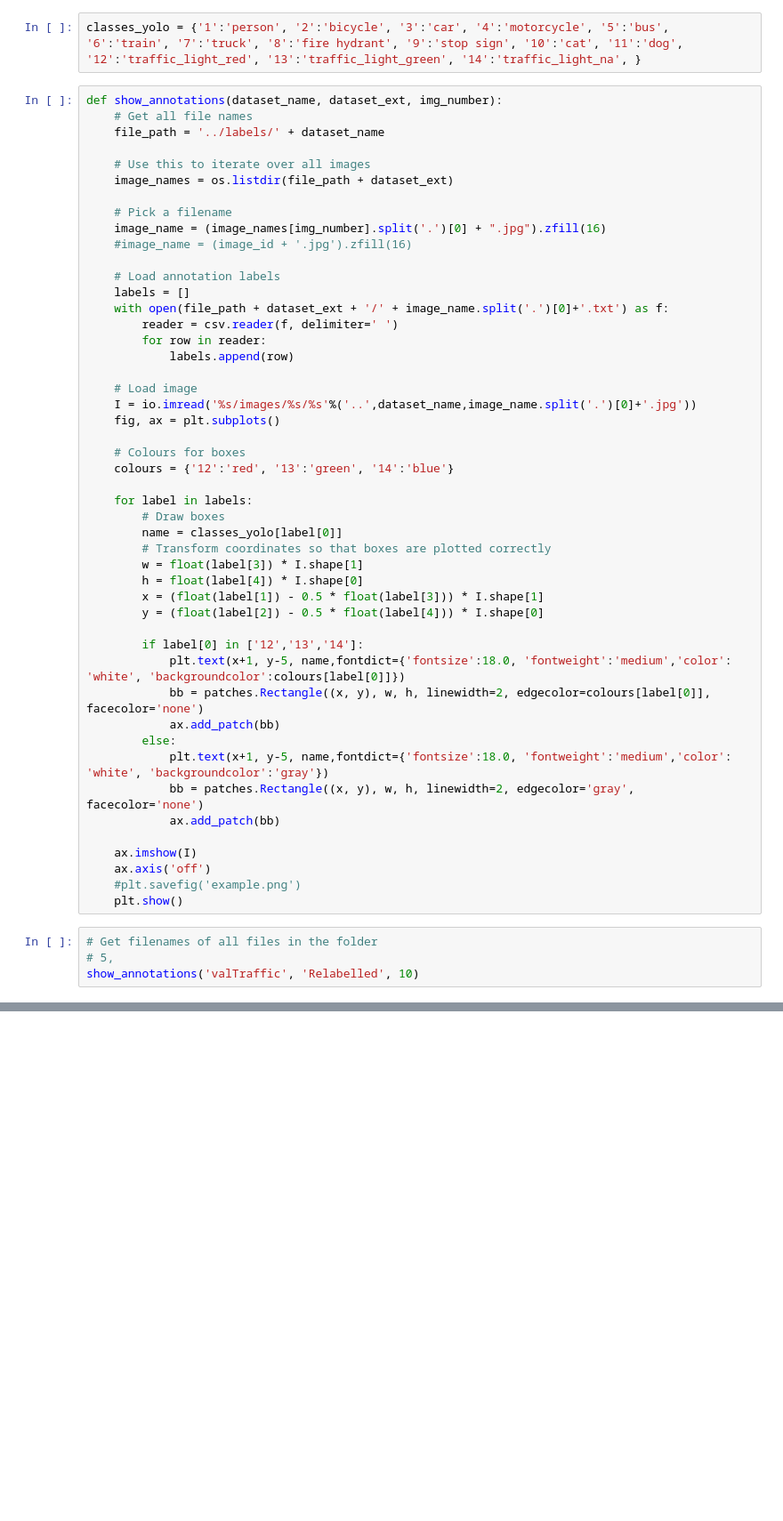
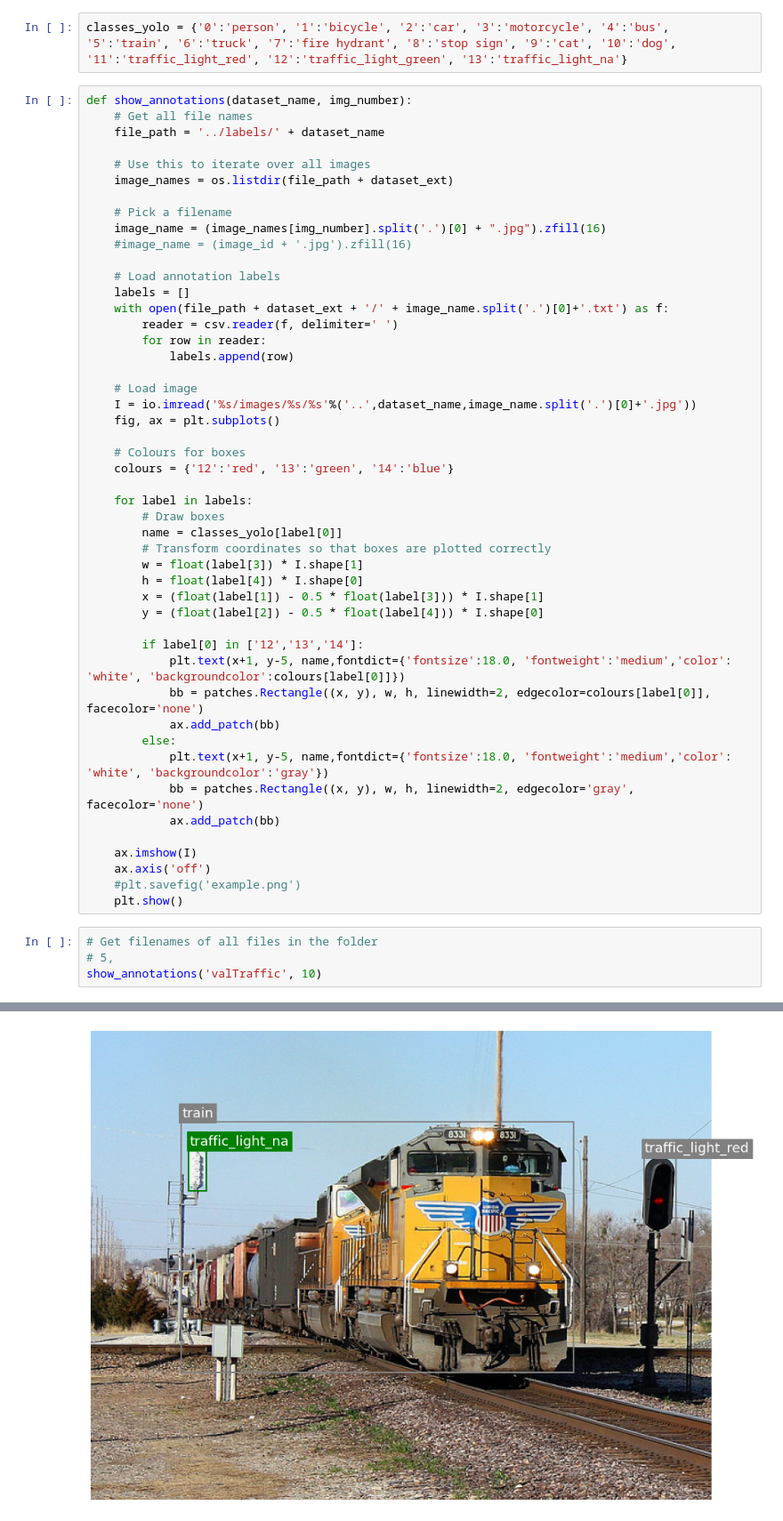
Before and after one commit to daved01/cocoTraffic, a Jupyter notebook: api/visualize_yolo_data.ipynb, the cells around one changed output, grey strips where cells are left out. Shown at 89% size. Cells and saved outputs as stored; diff of their text form; blank space fills up the shorter version.

```diff
--- a/api/visualize_yolo_data.ipynb
+++ b/api/visualize_yolo_data.ipynb
@@ -15,9 +15,9 @@ import os
 
 pylab.rcParams['figure.figsize'] = (15.0, 20.0)
 # %%
-classes_yolo = {'1':'person', '2':'bicycle', '3':'car', '4':'motorcycle', '5':'bus', '6':'train', '7':'truck', '8':'fire hydrant', '9':'stop sign', '10':'cat', '11':'dog', '12':'traffic_light_red', '13':'traffic_light_green', '14':'traffic_light_na', }
+classes_yolo = {'0':'person', '1':'bicycle', '2':'car', '3':'motorcycle', '4':'bus', '5':'train', '6':'truck', '7':'fire hydrant', '8':'stop sign', '9':'cat', '10':'dog', '11':'traffic_light_red', '12':'traffic_light_green', '13':'traffic_light_na'}
 # %%
-def show_annotations(dataset_name, dataset_ext, img_number):
+def show_annotations(dataset_name, img_number):
     # Get all file names
     file_path = '../labels/' + dataset_name
 
@@ -67,5 +67,5 @@ def show_annotations(dataset_name, dataset_ext, img_number):
 # %%
 # Get filenames of all files in the folder
 # 5,
-show_annotations('valTraffic', 'Relabelled', 10)
+show_annotations('valTraffic', 10)
 # %% [output]
@@ -72,0 +72 @@ IndexError: list index out of range
+[figure, added]
```
Also changed, not shown: parts of 1 cell of this notebook, 10 other files.
